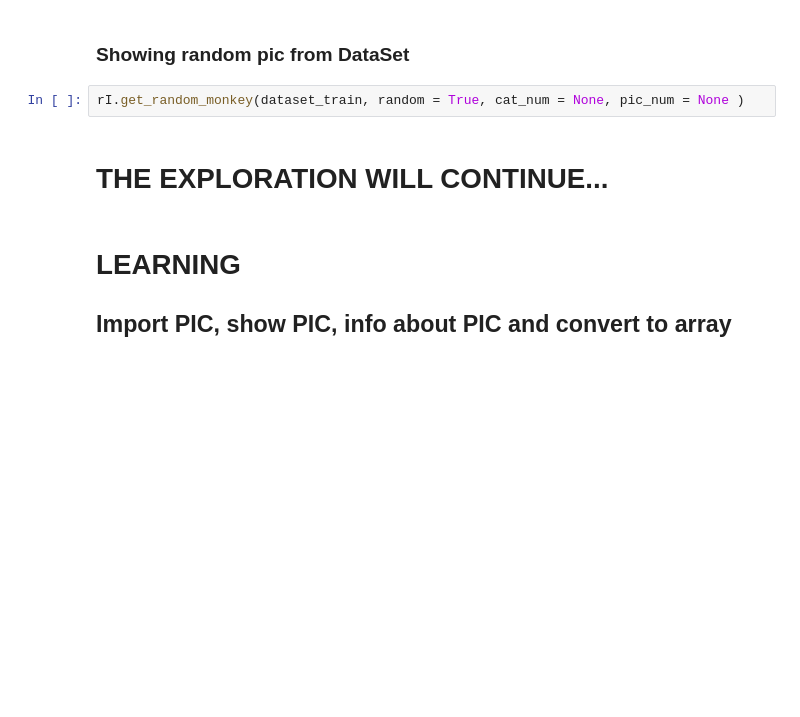
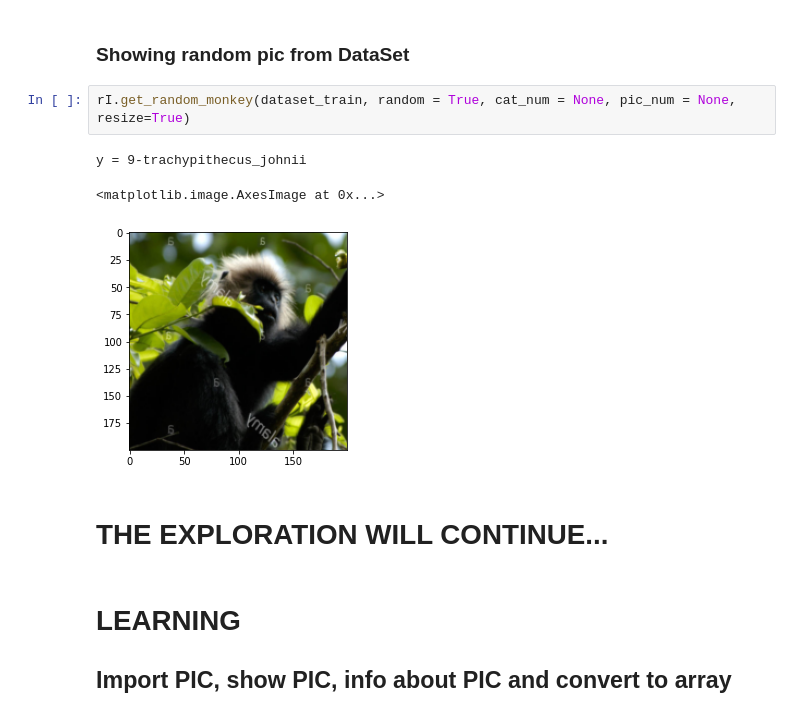
Before and after one commit to ABedychaj/MonkeysKaggle, a Jupyter notebook: notebooks/MonkeyKaggleExploration.ipynb, the cells around one changed output. Cells and saved outputs as stored; diff of their text form; blank space fills up the shorter version.

```diff
--- a/notebooks/MonkeyKaggleExploration.ipynb
+++ b/notebooks/MonkeyKaggleExploration.ipynb
@@ -65,7 +115,11 @@ plt.show()
 # %% [markdown]
 ### Showing random pic from DataSet
 # %%
-rI.get_random_monkey(dataset_train, random = True, cat_num = None, pic_num = None )
+rI.get_random_monkey(dataset_train, random = True, cat_num = None, pic_num = None, resize=True)
+# %% [output]
+y = 9-trachypithecus_johnii
+<matplotlib.image.AxesImage at 0x...>
+[figure, added]
 # %% [markdown]
 # THE EXPLORATION WILL CONTINUE...
 # %% [markdown]
```
Also changed, not shown: parts of 11 cells of this notebook, 3 other files.
